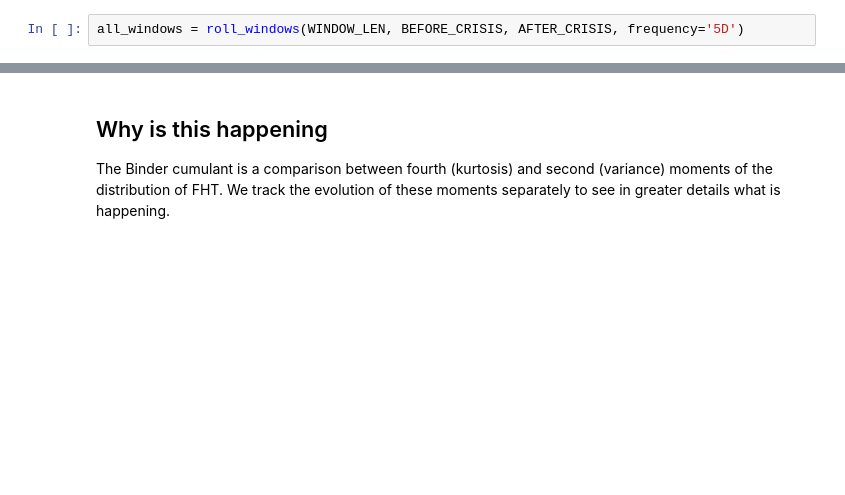
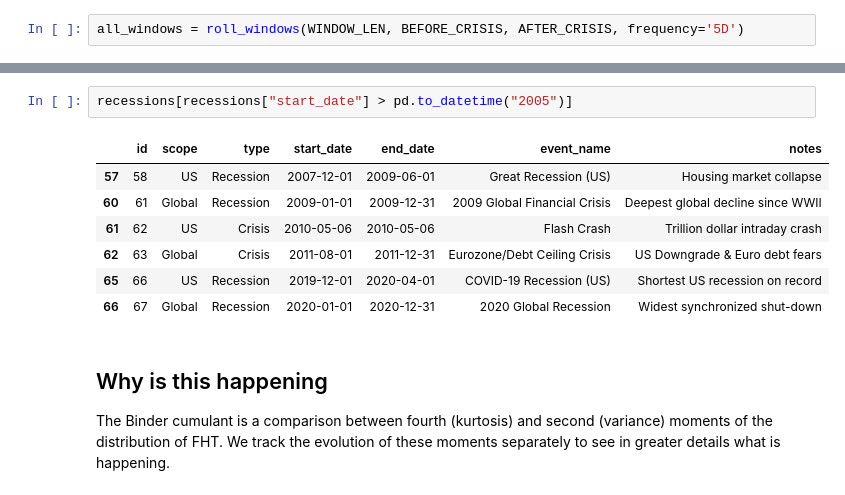
Before and after one commit to fedesss98/stabilvol, a Jupyter notebook: notebooks/23-binder-cumulants.ipynb, the cells around one changed output, grey strips where cells are left out. Cells and saved outputs as stored; diff of their text form; blank space fills up the shorter version.

```diff
--- a/notebooks/23-binder-cumulants.ipynb
+++ b/notebooks/23-binder-cumulants.ipynb
@@ -218,3 +245,13 @@ plot_cumulants(df_cumulants, all_windows, MARKETS, save=True, latex=True, figsiz
+# %%
+recessions[recessions["start_date"] > pd.to_datetime("2005")]
+# %% [output]
+|  | id | scope | type | start_date | end_date | event_name | notes |
+| 57 | 58 | US | Recession | 2007-12-01 | 2009-06-01 | Great Recession (US) | Housing market collapse |
+| 60 | 61 | Global | Recession | 2009-01-01 | 2009-12-31 | 2009 Global Financial Crisis | Deepest global decline since WWII |
+| 61 | 62 | US | Crisis | 2010-05-06 | 2010-05-06 | Flash Crash | Trillion dollar intraday crash |
+| 62 | 63 | Global | Crisis | 2011-08-01 | 2011-12-31 | Eurozone/Debt Ceiling Crisis | US Downgrade & Euro debt fears |
+| 65 | 66 | US | Recession | 2019-12-01 | 2020-04-01 | COVID-19 Recession (US) | Shortest US recession on record |
+| 66 | 67 | Global | Recession | 2020-01-01 | 2020-12-31 | 2020 Global Recession | Widest synchronized shut-down |
 # %% [markdown]
 ## Why is this happening
 The Binder cumulant is a comparison between fourth (kurtosis) and second (variance) moments of the distribution of FHT.
```
Also changed, not shown: parts of 6 cells of this notebook, 4 other files.
